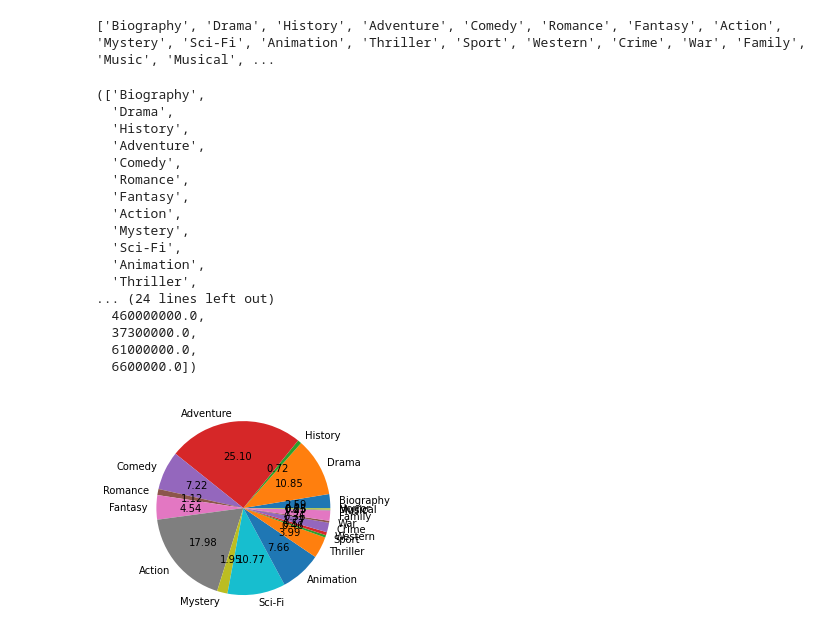
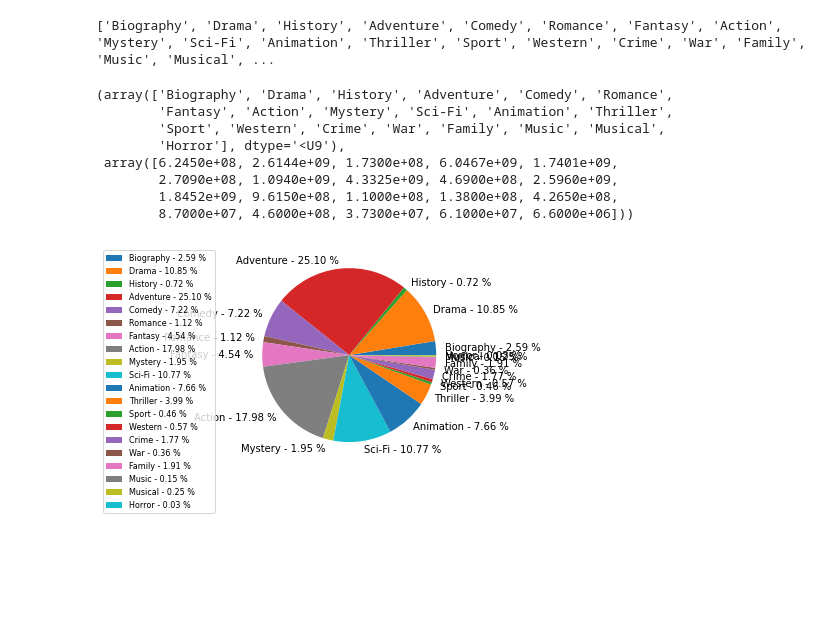
Before and after one commit to pradnyesh45/SQLite, a Jupyter notebook: IMDB.ipynb, the cells around one changed output. Cells and saved outputs as stored; diff of their text form; code cells hidden in the pictures; blank space fills up the shorter version.

```diff
--- a/IMDB.ipynb
+++ b/IMDB.ipynb
@@ -750,27 +750,23 @@ print(genre, budget)
 # %%
 np_genre = np.array(genre)
 np_budget = np.array(budget)
-genre, budget
+np_genre, np_budget
 # %% [output]
-(['Biography',
-  'Drama',
-  'History',
-  'Adventure',
-  'Comedy',
-  'Romance',
-  'Fantasy',
-  'Action',
-  'Mystery',
-  'Sci-Fi',
-  'Animation',
-  'Thriller',
-... (24 lines left out)
-  460000000.0,
-  37300000.0,
-  61000000.0,
-  6600000.0])
+(array(['Biography', 'Drama', 'History', 'Adventure', 'Comedy', 'Romance',
+        'Fantasy', 'Action', 'Mystery', 'Sci-Fi', 'Animation', 'Thriller',
+        'Sport', 'Western', 'Crime', 'War', 'Family', 'Music', 'Musical',
+        'Horror'], dtype='<U9'),
+ array([6.2450e+08, 2.6144e+09, 1.7300e+08, 6.0467e+09, 1.7401e+09,
+        2.7090e+08, 1.0940e+09, 4.3325e+09, 4.6900e+08, 2.5960e+09,
+        1.8452e+09, 9.6150e+08, 1.1000e+08, 1.3800e+08, 4.2650e+08,
+        8.7000e+07, 4.6000e+08, 3.7300e+07, 6.1000e+07, 6.6000e+06]))
-# %%
-plt.pie(budget, labels = genre, autopct = '%.2f')
-plt.show()
-# %% [output]
-[figure, removed]
+# %%
+porcent = 100.*np_budget/np_budget.sum()
+labels = ['{0} - {1:1.2f} %'.format(i, j) for i, j in zip(np_genre, porcent)]
+# %%
+patches, textx = plt.pie(np_budget, labels = labels)
+plt.legend(labels, bbox_to_anchor=(-0.1, 1.),
+           fontsize=8)
+plt.show()
+# %% [output]
+[figure, added]
```
Also changed, not shown: parts of 16 cells of this notebook.
